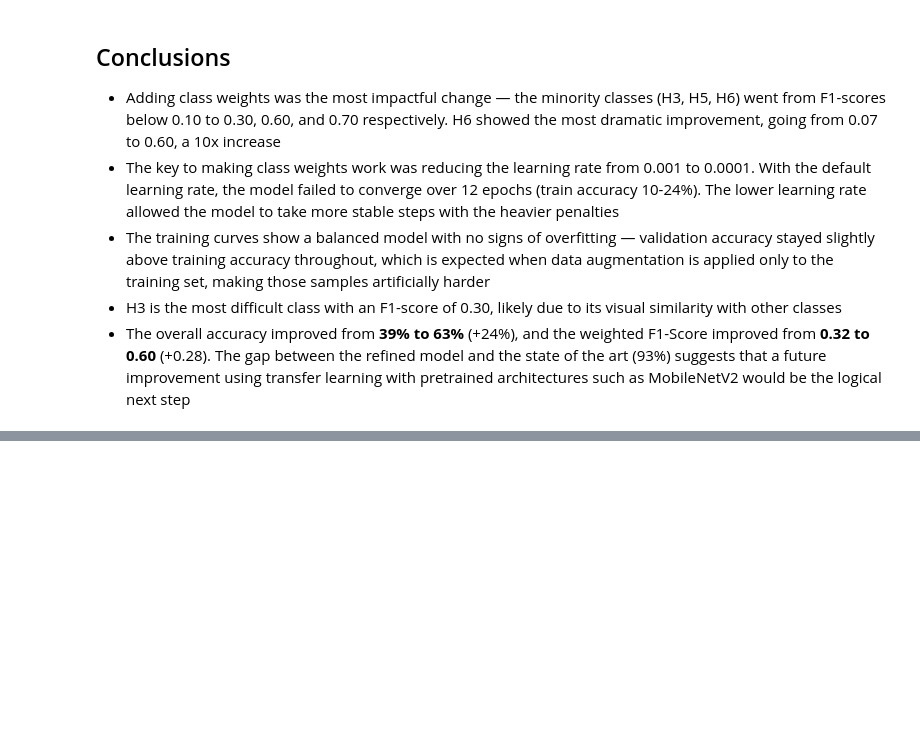
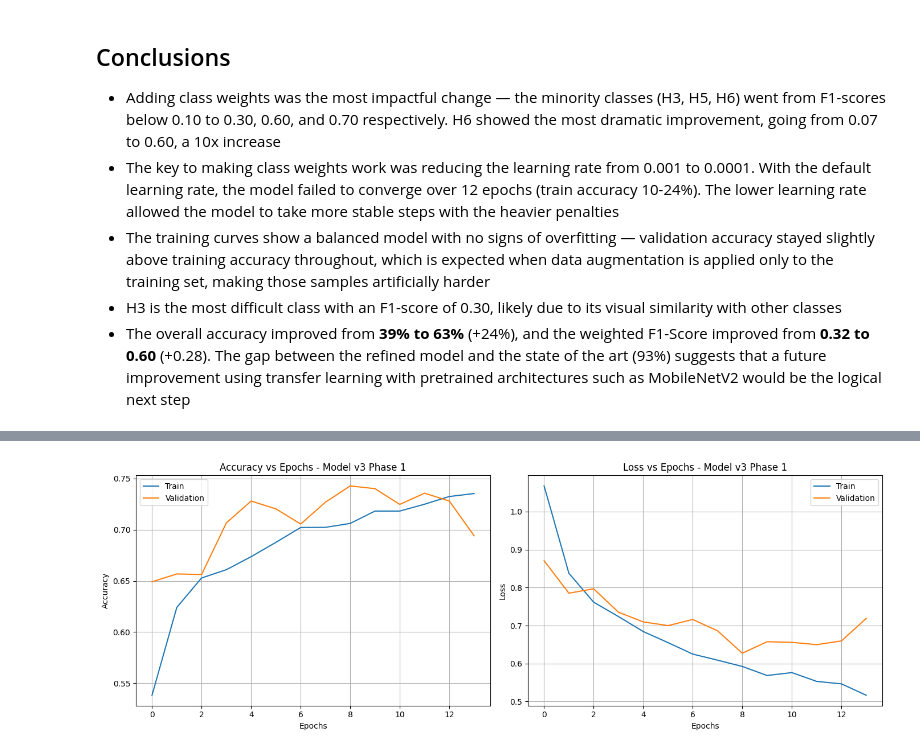
Before and after one commit to Hiram10tec/DeFungi-ML, a Jupyter notebook: DeFungi_ML.ipynb, the cells around one changed output, grey strips where cells are left out. Cells and saved outputs as stored; diff of their text form; code cells hidden in the pictures; blank space fills up the shorter version.

```diff
--- a/DeFungi_ML.ipynb
+++ b/DeFungi_ML.ipynb
@@ -757,0 +878,11 @@ Probabilities per class:
+# %%
+es_p1 = EarlyStopping(monitor='val_loss', patience=5, restore_best_weights=True)
+
+history_p1 = model_v3.fit(
+    training_generator,
+    epochs=25,
+    validation_data=test_generator,
+    class_weight=class_weight_dict,
+    callbacks=[es_p1]
+
+    )
@@ -757,0 +936,24 @@ Probabilities per class:
+# %%
+# Training curves Phase 1
+fig, (ax1, ax2) = plt.subplots(1, 2, figsize=(14, 5))
+
+ax1.plot(history_p1.history['accuracy'],     label='Train')
+ax1.plot(history_p1.history['val_accuracy'], label='Validation')
+ax1.set_title('Accuracy vs Epochs - Model v3 Phase 1')
+ax1.set_xlabel('Epochs')
+ax1.set_ylabel('Accuracy')
+ax1.legend()
+ax1.grid(True)
+
+ax2.plot(history_p1.history['loss'],     label='Train')
+ax2.plot(history_p1.history['val_loss'], label='Validation')
+ax2.set_title('Loss vs Epochs - Model v3 Phase 1')
+ax2.set_xlabel('Epochs')
+ax2.set_ylabel('Loss')
+ax2.legend()
+ax2.grid(True)
+
+plt.tight_layout()
+plt.show()
+# %% [output]
+[figure, added]
```
Also changed, not shown: parts of 17 cells of this notebook.
